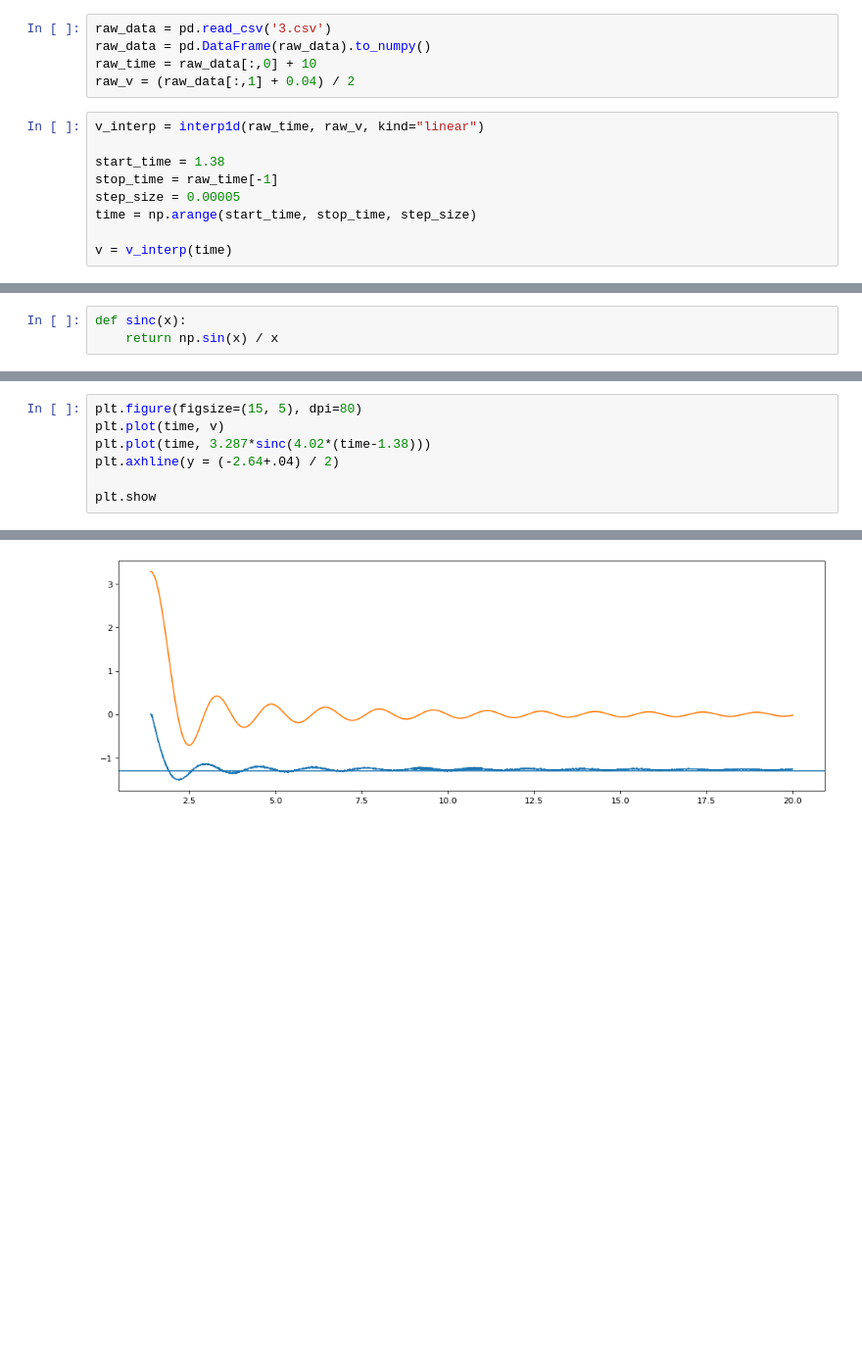
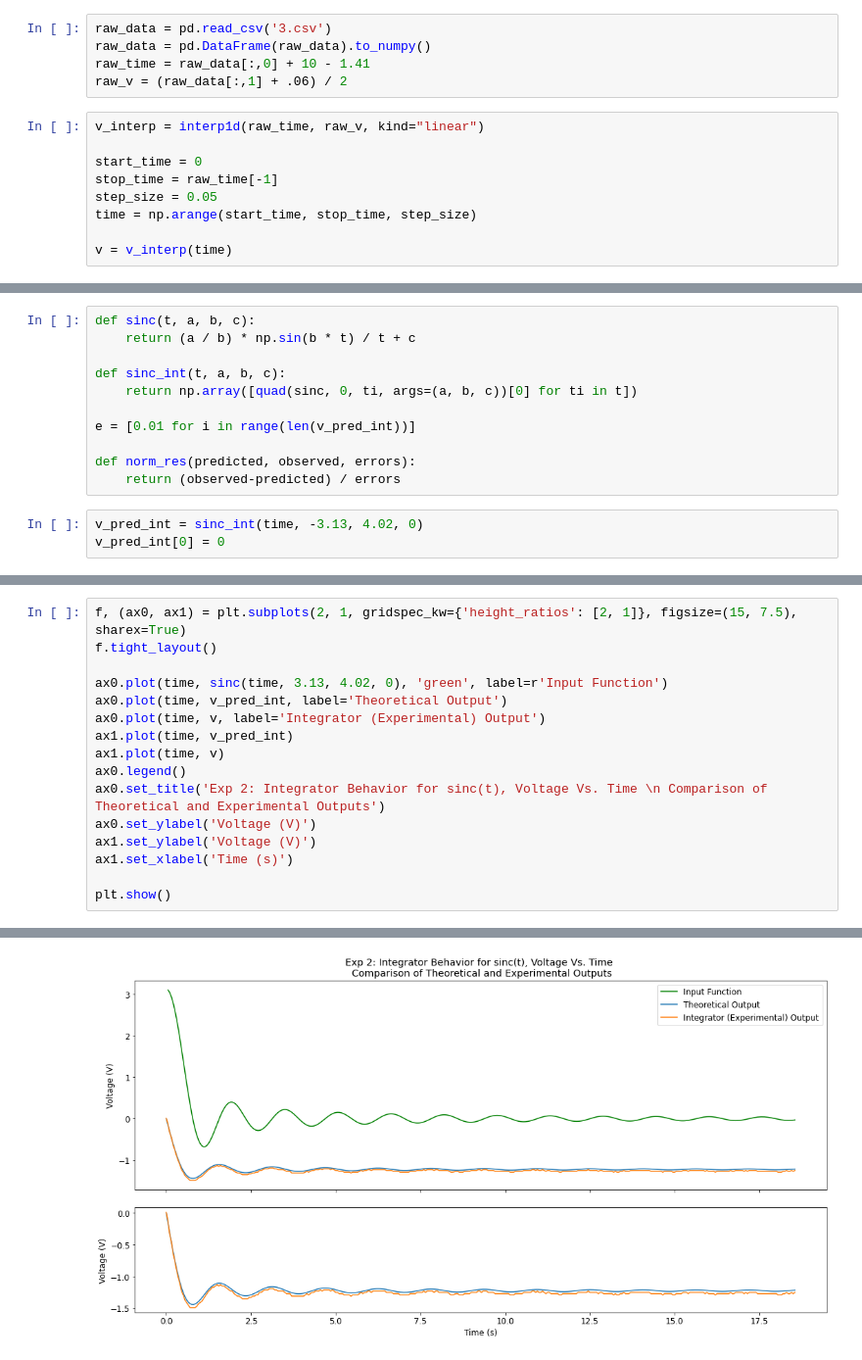
Before and after one commit to matthew-ding/physics5bl, a Jupyter notebook: Capstone/Plots.ipynb, the cells around one changed output, grey strips where cells are left out. Shown at 98% size. Cells and saved outputs as stored; diff of their text form; blank space fills up the shorter version.

Commit message:
Lots with Integrator, not done

```diff
--- a/Capstone/Plots.ipynb
+++ b/Capstone/Plots.ipynb
@@ -6,14 +9,14 @@ from scipy.interpolate import interp1d
 # %%
 raw_data = pd.read_csv('3.csv')
 raw_data = pd.DataFrame(raw_data).to_numpy()
-raw_time = raw_data[:,0] + 10
-raw_v = (raw_data[:,1] + 0.04) / 2
+raw_time = raw_data[:,0] + 10 - 1.41
+raw_v = (raw_data[:,1] + .06) / 2
 # %%
 v_interp = interp1d(raw_time, raw_v, kind="linear")
 
-start_time = 1.38
+start_time = 0
 stop_time = raw_time[-1]
-step_size = 0.00005
+step_size = 0.05
 time = np.arange(start_time, stop_time, step_size)
 
 v = v_interp(time)
@@ -29,3 +29,14 @@ Also I want to do a fourier transform, convolute it with our filtering function,
 # %%
-def sinc(x):
-    return np.sin(x) / x
+def sinc(t, a, b, c):
+    return (a / b) * np.sin(b * t) / t + c
+
+def sinc_int(t, a, b, c):
+    return np.array([quad(sinc, 0, ti, args=(a, b, c))[0] for ti in t])
+
+e = [0.01 for i in range(len(v_pred_int))]
+
+def norm_res(predicted, observed, errors):
+    return (observed-predicted) / errors
+# %%
+v_pred_int = sinc_int(time, -3.13, 4.02, 0)
+v_pred_int[0] = 0
@@ -32,8 +57,17 @@ def sinc(x):
 # %%
-plt.figure(figsize=(15, 5), dpi=80)
-plt.plot(time, v)
-plt.plot(time, 3.287*sinc(4.02*(time-1.38)))
-plt.axhline(y = (-2.64+.04) / 2)
+f, (ax0, ax1) = plt.subplots(2, 1, gridspec_kw={'height_ratios': [2, 1]}, figsize=(15, 7.5), sharex=True)
+f.tight_layout()
 
-plt.show
+ax0.plot(time, sinc(time, 3.13, 4.02, 0), 'green', label=r'Input Function')
+ax0.plot(time, v_pred_int, label='Theoretical Output')
+ax0.plot(time, v, label='Integrator (Experimental) Output')
+ax1.plot(time, v_pred_int)
+ax1.plot(time, v)
+ax0.legend()
+ax0.set_title('Exp 2: Integrator Behavior for sinc(t), Voltage Vs. Time \n Comparison of Theoretical and Experimental Outputs')
+ax0.set_ylabel('Voltage (V)')
+ax1.set_ylabel('Voltage (V)')
+ax1.set_xlabel('Time (s)')
+
+plt.show()
 # %% [output]
@@ -41 +74 @@ plt.show
-[figure, old version]
+[figure, new version]
```
Also changed, not shown: parts of 11 cells of this notebook.
